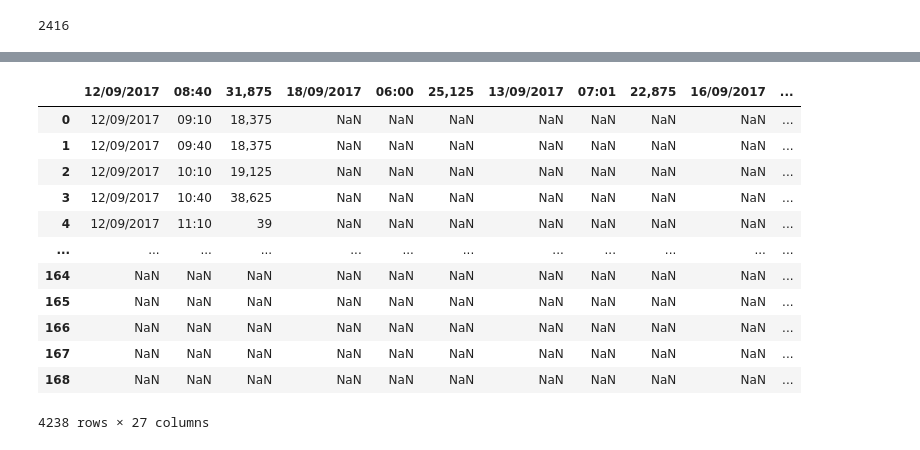
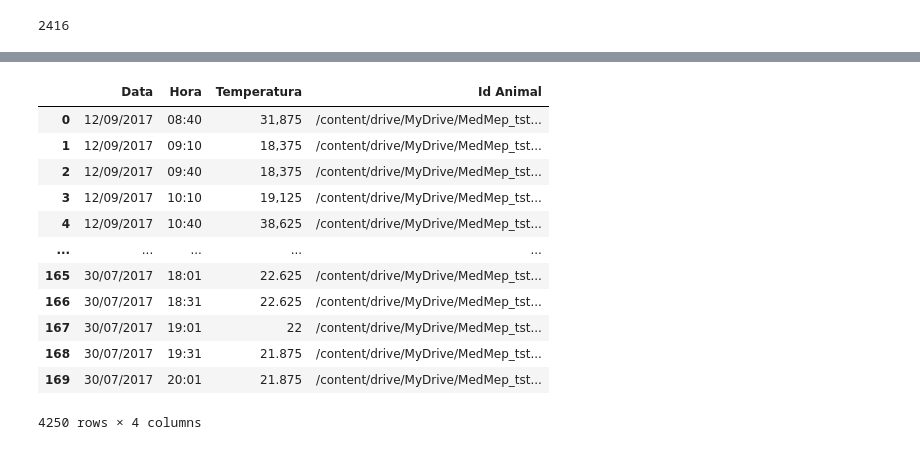
Before and after one commit to InstitutodaVinci3/vancouver, a Jupyter notebook: Temp_Animal.ipynb, the cells around one changed output, grey strips where cells are left out. Saved outputs shown, nothing was run; the diff lists cells and outputs as text; code cells hidden in the pictures.

```diff
--- a/Temp_Animal.ipynb
+++ b/Temp_Animal.ipynb
@@ -129,23 +139,28 @@ print(x[1])
 # %%
-dfs =[]
+empty_frame = pd.DataFrame({'Data':[], 'Hora':[], 'Temperatura':[]})
+#empty_frame
+#dfs =[]
 for filename in filenames:
-  a = pd.read_csv(filename, sep=';', encoding='latin1', engine='python')
-  dfs.append(a)
-
-temperatura_df = pd.concat(dfs)
-temperatura_df
+  a = pd.read_csv(filename, sep=';', encoding='latin1', engine='python',  names=["Data", "Hora", "Temperatura"])
+  empty_frame = pd.concat([empty_frame, a])
+  empty_frame['Id Animal'] = filename
+#  dfs.append(a)
+# temperatura_df = pd.concat(dfs)
+#temperatura_df
-# %% [output]
-|  | 12/09/2017 | 08:40 | 31,875 | 18/09/2017 | 06:00 | 25,125 | 13/09/2017 | 07:01 | 22,875 | 16/09/2017 | ... |
-| 0 | 12/09/2017 | 09:10 | 18,375 | NaN | NaN | NaN | NaN | NaN | NaN | NaN | ... |
-| 1 | 12/09/2017 | 09:40 | 18,375 | NaN | NaN | NaN | NaN | NaN | NaN | NaN | ... |
-| 2 | 12/09/2017 | 10:10 | 19,125 | NaN | NaN | NaN | NaN | NaN | NaN | NaN | ... |
-| 3 | 12/09/2017 | 10:40 | 38,625 | NaN | NaN | NaN | NaN | NaN | NaN | NaN | ... |
-| 4 | 12/09/2017 | 11:10 | 39 | NaN | NaN | NaN | NaN | NaN | NaN | NaN | ... |
-| ... | ... | ... | ... | ... | ... | ... | ... | ... | ... | ... | ... |
-| 164 | NaN | NaN | NaN | NaN | NaN | NaN | NaN | NaN | NaN | NaN | ... |
-| 165 | NaN | NaN | NaN | NaN | NaN | NaN | NaN | NaN | NaN | NaN | ... |
-| 166 | NaN | NaN | NaN | NaN | NaN | NaN | NaN | NaN | NaN | NaN | ... |
-| 167 | NaN | NaN | NaN | NaN | NaN | NaN | NaN | NaN | NaN | NaN | ... |
-| 168 | NaN | NaN | NaN | NaN | NaN | NaN | NaN | NaN | NaN | NaN | ... |
-4238 rows × 27 columns
+# %%
+empty_frame
+# %% [output]
+|  | Data | Hora | Temperatura | Id Animal |
+| 0 | 12/09/2017 | 08:40 | 31,875 | /content/drive/MyDrive/MedMep_tst... |
+| 1 | 12/09/2017 | 09:10 | 18,375 | /content/drive/MyDrive/MedMep_tst... |
+| 2 | 12/09/2017 | 09:40 | 18,375 | /content/drive/MyDrive/MedMep_tst... |
+| 3 | 12/09/2017 | 10:10 | 19,125 | /content/drive/MyDrive/MedMep_tst... |
+| 4 | 12/09/2017 | 10:40 | 38,625 | /content/drive/MyDrive/MedMep_tst... |
+| ... | ... | ... | ... | ... |
+| 165 | 30/07/2017 | 18:01 | 22.625 | /content/drive/MyDrive/MedMep_tst... |
+| 166 | 30/07/2017 | 18:31 | 22.625 | /content/drive/MyDrive/MedMep_tst... |
+| 167 | 30/07/2017 | 19:01 | 22 | /content/drive/MyDrive/MedMep_tst... |
+| 168 | 30/07/2017 | 19:31 | 21.875 | /content/drive/MyDrive/MedMep_tst... |
+| 169 | 30/07/2017 | 20:01 | 21.875 | /content/drive/MyDrive/MedMep_tst... |
+4250 rows × 4 columns
 # %%
```
Also changed, not shown: parts of 11 cells of this notebook.
